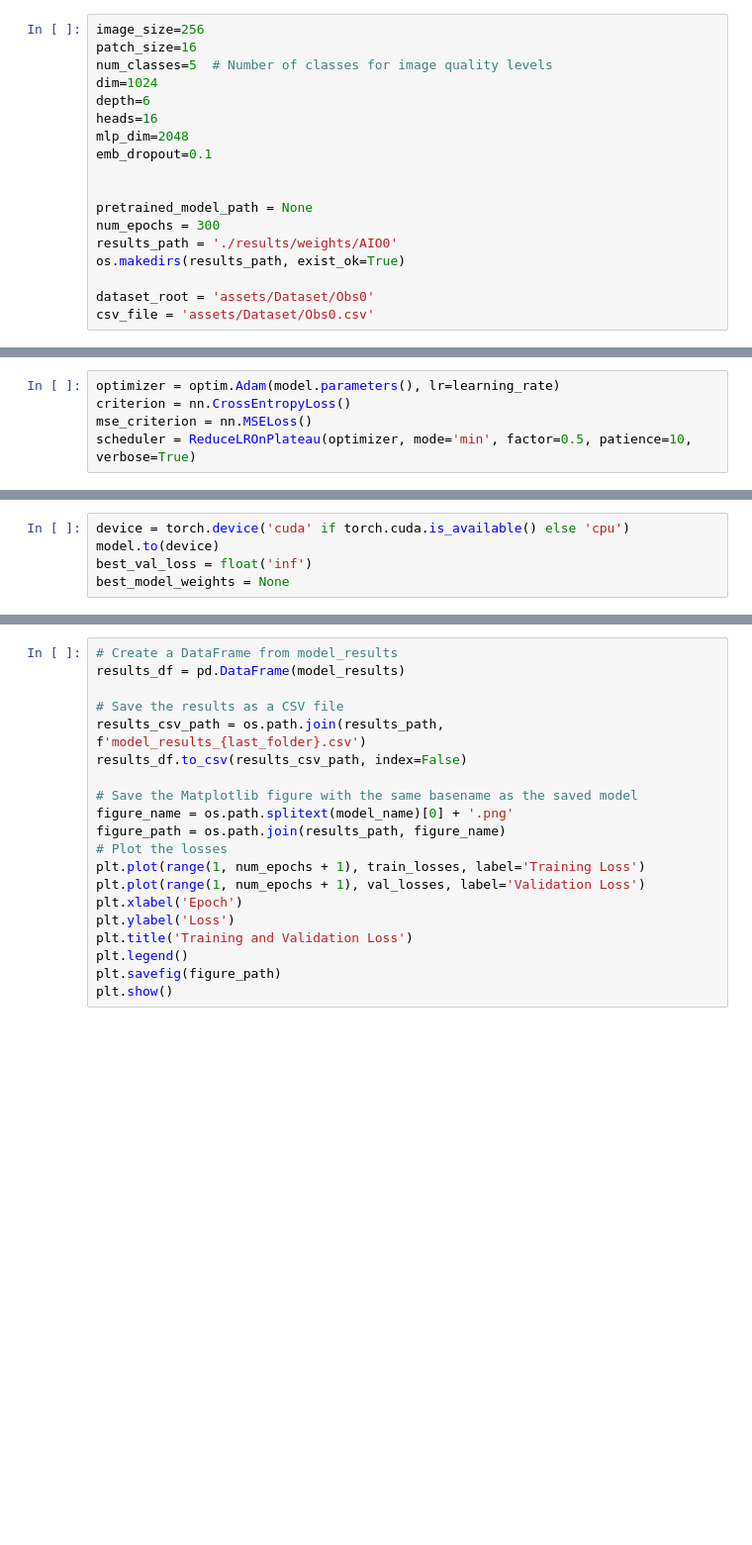
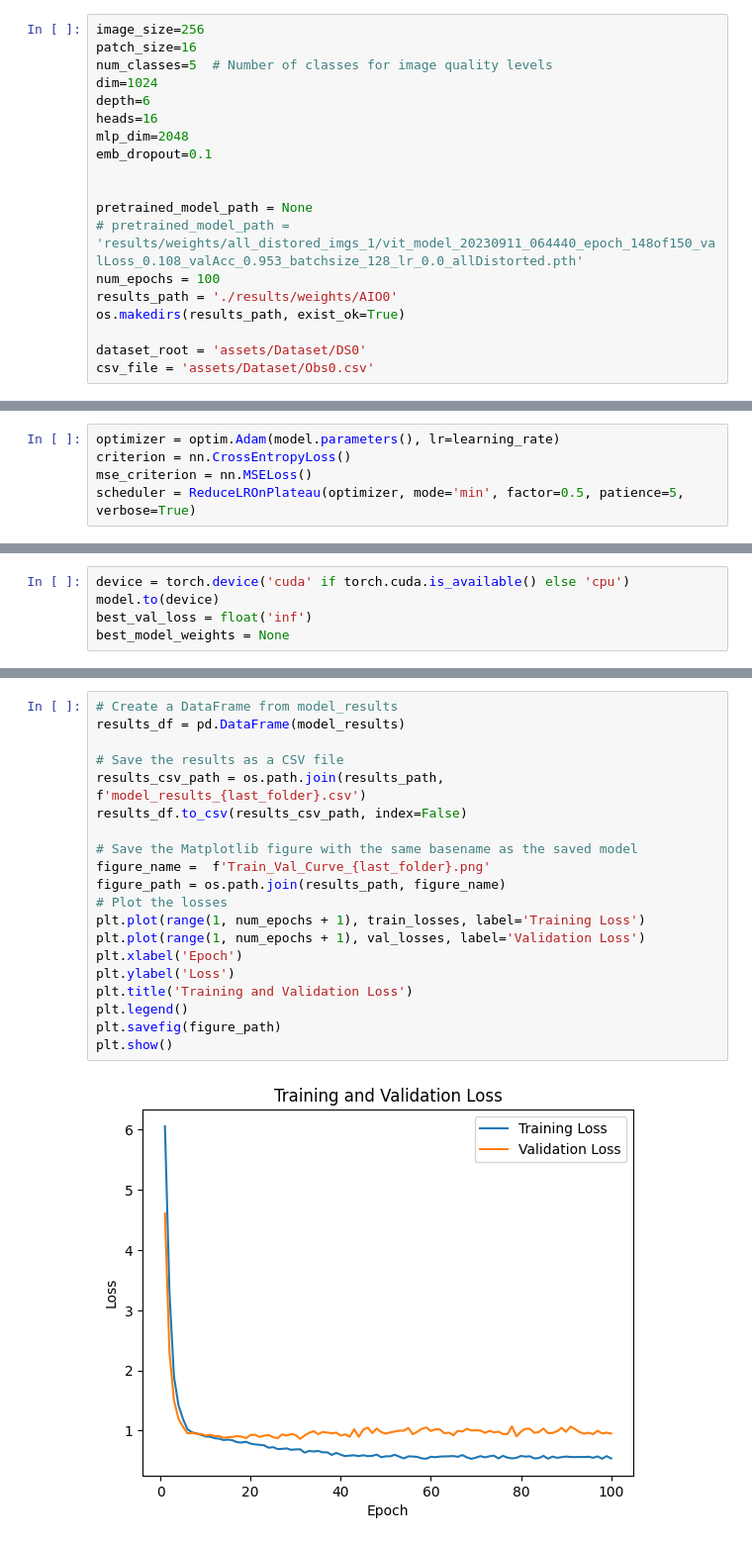
Before and after one commit to mgzzl/vision-transformer-for-image-quality-perception-of-individual-observers, a Jupyter notebook: ViT-IQA.ipynb, the cells around one changed output, grey strips where cells are left out. Shown at 99% size. Cells and saved outputs as stored; diff of their text form; blank space fills up the shorter version.

```diff
--- a/ViT-IQA.ipynb
+++ b/ViT-IQA.ipynb
@@ -38,11 +54,12 @@ emb_dropout=0.1
 
 
 pretrained_model_path = None
-num_epochs = 300
+# pretrained_model_path = 'results/weights/all_distored_imgs_1/vit_model_20230911_064440_epoch_148of150_valLoss_0.108_valAcc_0.953_batchsize_128_lr_0.0_allDistorted.pth'
+num_epochs = 100
 results_path = './results/weights/AIO0'
 os.makedirs(results_path, exist_ok=True)
 
-dataset_root = 'assets/Dataset/Obs0'
+dataset_root = 'assets/Dataset/DS0'
 csv_file = 'assets/Dataset/Obs0.csv'
 # %% [markdown]
 ### 1.2 Compile
@@ -128,7 +163,7 @@ batch_size = 128
 optimizer = optim.Adam(model.parameters(), lr=learning_rate)
 criterion = nn.CrossEntropyLoss()
 mse_criterion = nn.MSELoss()
-scheduler = ReduceLROnPlateau(optimizer, mode='min', factor=0.5, patience=10, verbose=True)
+scheduler = ReduceLROnPlateau(optimizer, mode='min', factor=0.5, patience=5, verbose=True)
 # %%
 train_dataloader = DataLoader(train_dataset, batch_size=batch_size, shuffle=True, num_workers=4)
 val_dataloader = DataLoader(val_dataset, batch_size=batch_size, shuffle=False, num_workers=4)
@@ -252,21 +303,23 @@ Starting training...
 # %%
 # Create a DataFrame from model_results
 results_df = pd.DataFrame(model_results)
 
 # Save the results as a CSV file
 results_csv_path = os.path.join(results_path, f'model_results_{last_folder}.csv')
 results_df.to_csv(results_csv_path, index=False)
 
 # Save the Matplotlib figure with the same basename as the saved model
-figure_name = os.path.splitext(model_name)[0] + '.png'
+figure_name =  f'Train_Val_Curve_{last_folder}.png'
 figure_path = os.path.join(results_path, figure_name)
 # Plot the losses
 plt.plot(range(1, num_epochs + 1), train_losses, label='Training Loss')
 plt.plot(range(1, num_epochs + 1), val_losses, label='Validation Loss')
 plt.xlabel('Epoch')
 plt.ylabel('Loss')
 plt.title('Training and Validation Loss')
 plt.legend()
 plt.savefig(figure_path)
 plt.show()
+# %% [output]
+[figure, added]
 # %% [markdown]
```
Also changed, not shown: parts of 30 cells of this notebook, 1 other file.
